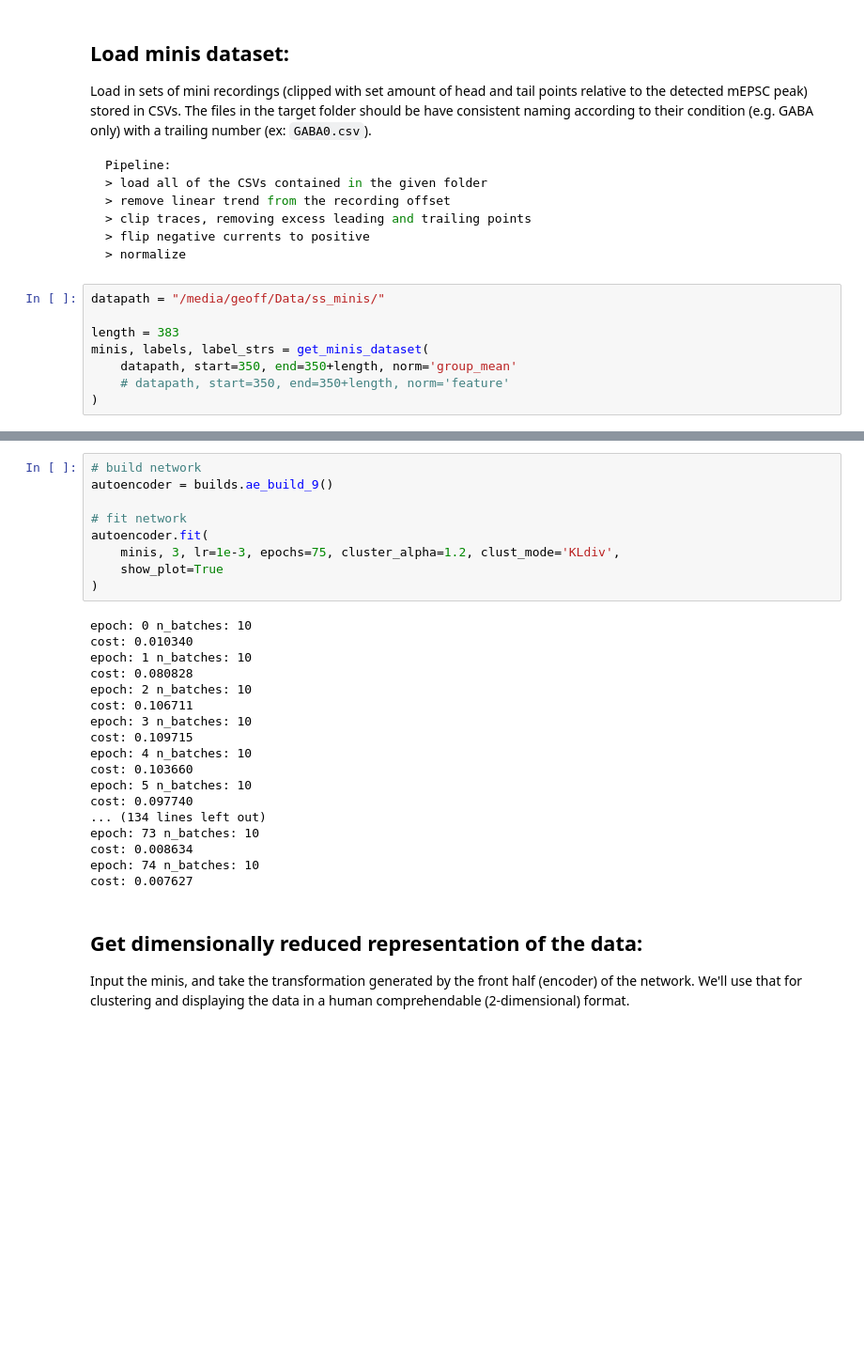
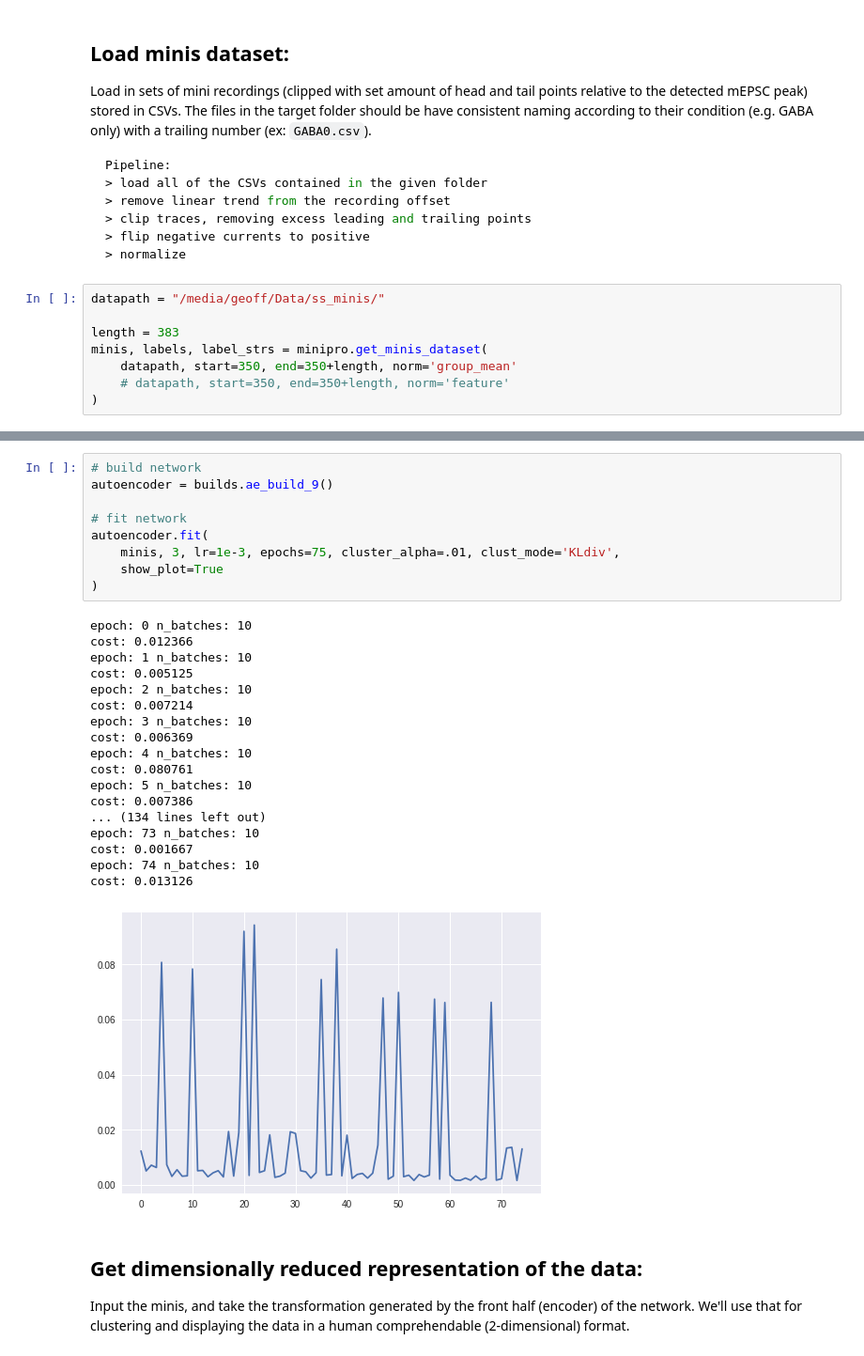
Before and after one commit to geoffder/python-analysis, a Jupyter notebook: cluster_notebook/conv1d_cluster_note.ipynb, the cells around one changed output, grey strips where cells are left out. Shown at 94% size. Cells and saved outputs as stored; diff of their text form; blank space fills up the shorter version.

```diff
--- a/cluster_notebook/conv1d_cluster_note.ipynb
+++ b/cluster_notebook/conv1d_cluster_note.ipynb
@@ -38,7 +37,7 @@ Pipeline:
 datapath = "/media/geoff/Data/ss_minis/"
 
 length = 383
-minis, labels, label_strs = get_minis_dataset(
+minis, labels, label_strs = minipro.get_minis_dataset(
     datapath, start=350, end=350+length, norm='group_mean'
     # datapath, start=350, end=350+length, norm='feature'
 )
@@ -62,30 +61,31 @@ The cost function used to train the network is a weighted combination of the mea
 # %%
 # build network
 autoencoder = builds.ae_build_9()
 
 # fit network
 autoencoder.fit(
-    minis, 3, lr=1e-3, epochs=75, cluster_alpha=1.2, clust_mode='KLdiv',
+    minis, 3, lr=1e-3, epochs=75, cluster_alpha=.01, clust_mode='KLdiv',
     show_plot=True
 )
 # %% [output]
 epoch: 0 n_batches: 10
-cost: 0.010340
+cost: 0.012366
 epoch: 1 n_batches: 10
-cost: 0.080828
+cost: 0.005125
 epoch: 2 n_batches: 10
-cost: 0.106711
+cost: 0.007214
 epoch: 3 n_batches: 10
-cost: 0.109715
+cost: 0.006369
 epoch: 4 n_batches: 10
-cost: 0.103660
+cost: 0.080761
 epoch: 5 n_batches: 10
-cost: 0.097740
+cost: 0.007386
 ... (134 lines left out)
 epoch: 73 n_batches: 10
-cost: 0.008634
+cost: 0.001667
 epoch: 74 n_batches: 10
-cost: 0.007627
+cost: 0.013126
+[figure, added]
 # %% [markdown]
 ## Get dimensionally reduced representation of the data:
 Input the minis, and take the transformation generated by the front half (encoder) of the network. We'll use that for clustering and displaying the data in a human comprehendable (2-dimensional) format.
```
Also changed, not shown: parts of 35 cells of this notebook, 3 other files.
